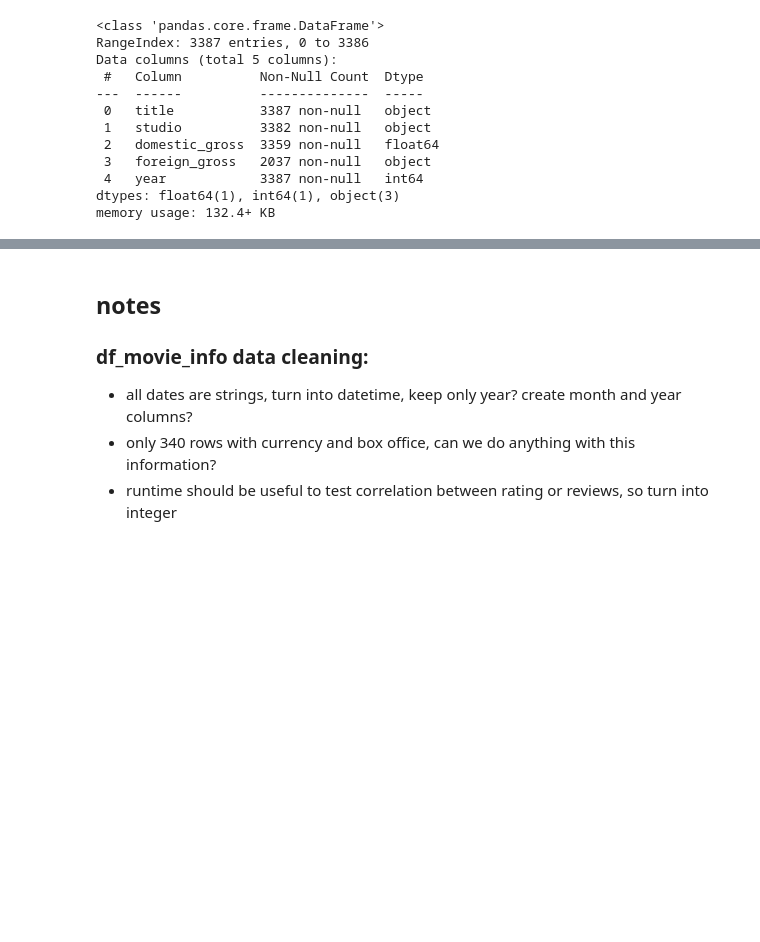
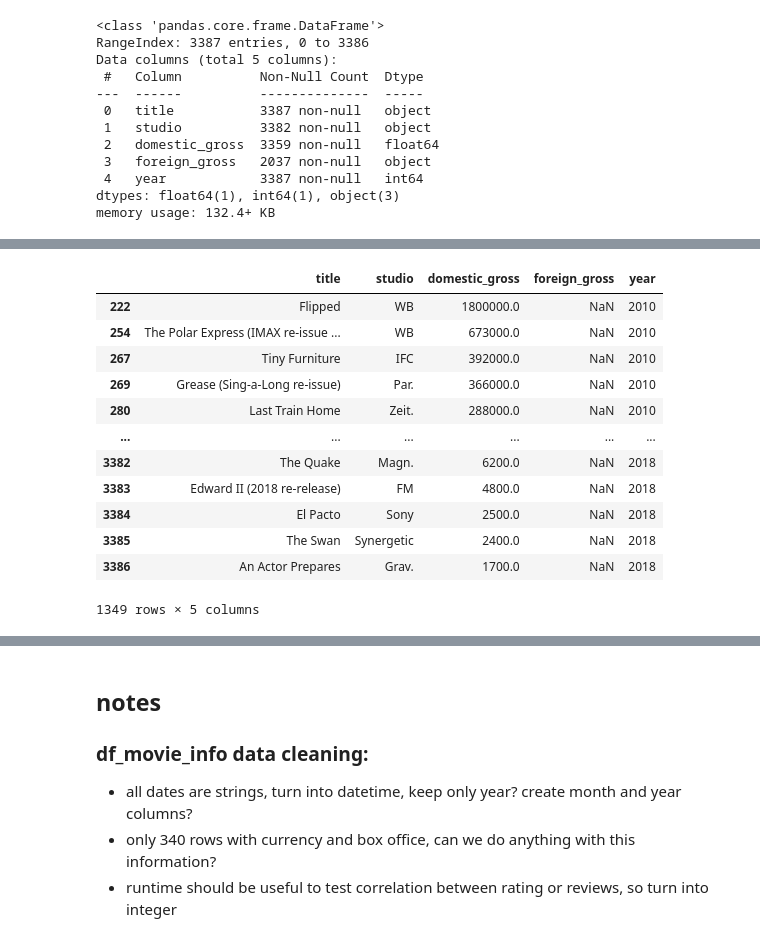
Before and after one commit to AlbaneCM/MicrosoftMovieAnalysis, a Jupyter notebook: microsoft-movie-analysis.ipynb, the cells around one changed output, grey strips where cells are left out. Saved outputs shown, nothing was run; the diff lists cells and outputs as text; code cells hidden in the pictures; blank space fills up the shorter version.

```diff
--- a/microsoft-movie-analysis.ipynb
+++ b/microsoft-movie-analysis.ipynb
@@ -80,0 +144,17 @@ memory usage: 132.4+ KB
+# %%
+# Now inspecting the same info for foreign revenue
+df_movie_gross[df_movie_gross['foreign_gross'].isnull()]
+# %% [output]
+|  | title | studio | domestic_gross | foreign_gross | year |
+| 222 | Flipped | WB | 1800000.0 | NaN | 2010 |
+| 254 | The Polar Express (IMAX re-issue ... | WB | 673000.0 | NaN | 2010 |
+| 267 | Tiny Furniture | IFC | 392000.0 | NaN | 2010 |
+| 269 | Grease (Sing-a-Long re-issue) | Par. | 366000.0 | NaN | 2010 |
+| 280 | Last Train Home | Zeit. | 288000.0 | NaN | 2010 |
+| ... | ... | ... | ... | ... | ... |
+| 3382 | The Quake | Magn. | 6200.0 | NaN | 2018 |
+| 3383 | Edward II (2018 re-release) | FM | 4800.0 | NaN | 2018 |
+| 3384 | El Pacto | Sony | 2500.0 | NaN | 2018 |
+| 3385 | The Swan | Synergetic | 2400.0 | NaN | 2018 |
+| 3386 | An Actor Prepares | Grav. | 1700.0 | NaN | 2018 |
+1349 rows × 5 columns
```
Also changed, not shown: parts of 29 cells of this notebook, 2 other files.
